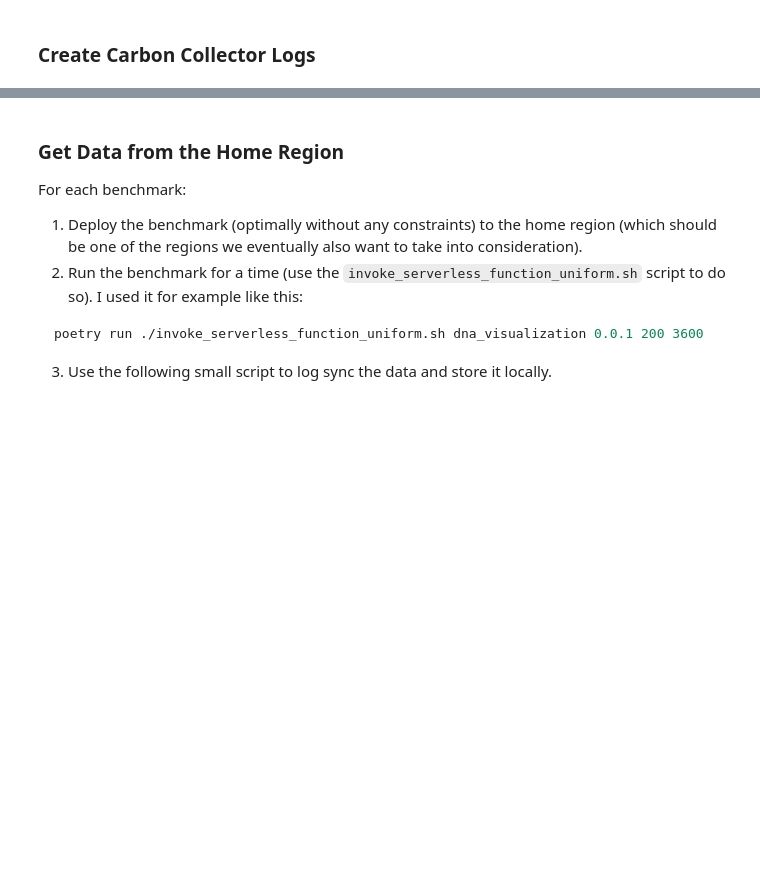
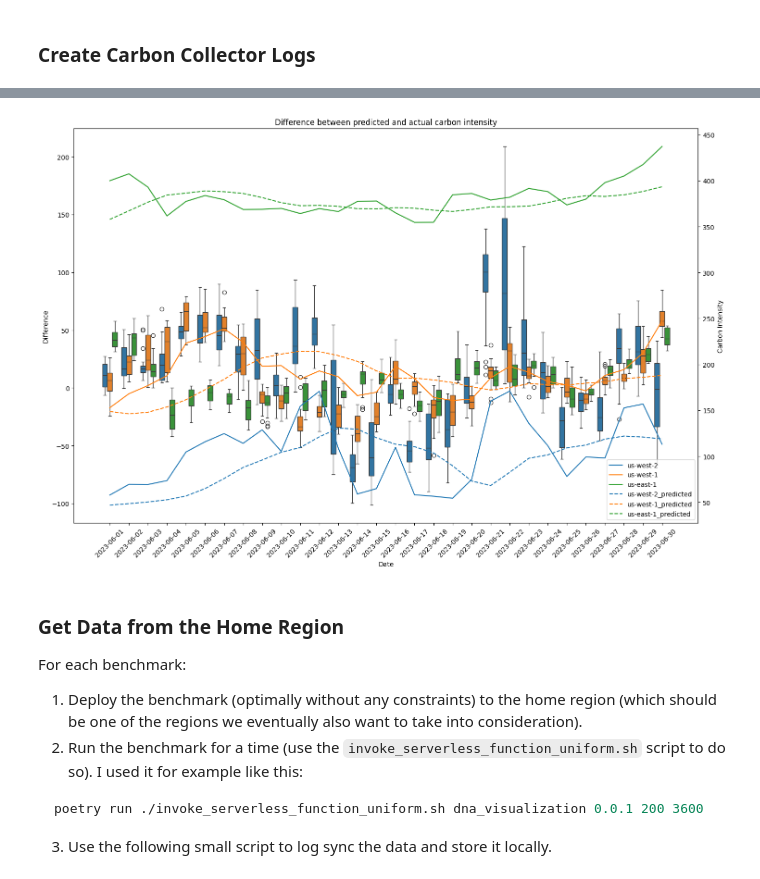
Before and after one commit to ubc-cirrus-lab/caribou, a Jupyter notebook: benchmarks/experiments/carbon_intensity_configs/experiment.ipynb, the cells around one changed output, grey strips where cells are left out. Saved outputs shown, nothing was run; the diff lists cells and outputs as text; code cells hidden in the pictures; blank space fills up the shorter version.

```diff
--- a/benchmarks/experiments/carbon_intensity_configs/experiment.ipynb
+++ b/benchmarks/experiments/carbon_intensity_configs/experiment.ipynb
@@ -131,3 +193,98 @@ for region in locations:
+# %%
+# Create one dataframe for all the data
+all_data = pd.DataFrame()
+
+for location in locations.keys():
+    with open(f"./data/carbon/{location}_carbon_data.json", "r") as f:
+        data = json.load(f)
+
+    df = pd.DataFrame(data)
+
+    df["location"] = location
+
+    df['datetime'] = pd.to_datetime(df['datetime'])
+
+    # filter the data to only include the dates between start_date and end_date
+    df = df[(df['datetime'] >= start_date) & (df['datetime'] <= end_date + timedelta(days=1))]
+
+    # get rid of all the columns except datetime, location, and carbonIntensity
+    df = df[['datetime', 'location', 'carbonIntensity']]
+
+    all_data = pd.concat([all_data, df])
+
+for location_dir in os.listdir("./data/collected_carbon"):
+    location = location_dir.split("_")[0]
+    for date_dir in os.listdir(f"./data/collected_carbon/{location_dir}"):
+        with open(f"./data/collected_carbon/{location_dir}/{date_dir}/data.json", "r") as f:
+            data = json.load(f)
+        date = datetime.strptime(date_dir, "%Y-%m-%d")
+        for hour, values in data['averages'].items():
+            if hour == "overall":
+                continue
+            # compare the predicted value with the actual value
+            predicted_value = values['carbon_intensity']
+            actual_value = all_data[(all_data['location'] == location) & (all_data['datetime'].dt.date == date.date()) & (all_data['datetime'].dt.hour == int(hour))]['carbonIntensity']
+            if actual_value.empty:
+                raise ValueError(f"No data for {location} on {date} at {hour}h")
+            if len(actual_value) > 1:
+                raise ValueError(f"Multiple values for {location} on {date} at {hour}h")
+            actual_value = actual_value.iloc[0]
+
+            # calculate the difference
+            difference = actual_value - predicted_value
+
+            # store the difference in the dataframe
+            all_data.loc[(all_data['location'] == location) & (all_data['datetime'].dt.date == date.date()) & (all_data['datetime'].dt.hour == int(hour)), 'difference'] = difference
+
+            # store the predicted value in the dataframe
+            all_data.loc[(all_data['location'] == location) & (all_data['datetime'].dt.date == date.date()) & (all_data['datetime'].dt.hour == int(hour)), 'predicted'] = predicted_value
+
+# Add a date column
+all_data['date'] = all_data['datetime'].dt.date
+
+# Create a boxplot of the differences
+fig, ax1 = plt.subplots(figsize=(15, 10))
+sns.boxplot(x='date', y='difference', hue='location', data=all_data, ax=ax1)
+
+# Create a twin axis that shares the x-axis
+ax2 = ax1.twinx()
+
+# Add a line plot of the actual carbon intensity on the twin axis
+for location in locations.keys():
+    # Convert 'datetime' to just date
+    all_data['date_only'] = all_data['datetime'].dt.date
+    # Convert 'date_only' to string and sort the data by 'date_only'
+    all_data_sorted = all_data.sort_values('date_only')
+    all_data_sorted['date_only'] = all_data_sorted['date_only'].astype(str)
+    all_data_sorted[all_data_sorted['location'] == location].groupby('date_only')['carbonIntensity'].mean().plot(ax=ax2, label=location)
+
+for i, location in enumerate(locations.keys()):
+    # Also plot the predicted value
+    # Maintain the color of the actual carbon intensity
+    color = ax2.get_lines()[i].get_color()
+    all_data_sorted[all_data_sorted['location'] == location].groupby('date_only')['predicted'].mean().plot(ax=ax2, label=f"{location}_predicted", linestyle="--", color=color)
+
+# Set the title and labels
+ax1.set_title('Difference between predicted and actual carbon intensity')
+ax1.set_xlabel('Date')
+ax1.set_ylabel('Difference')
+ax2.set_ylabel('Carbon Intensity')
+
+# remove ax-1 legend
+ax1.get_legend().remove()
+
+# add ax-2 legend
+ax2.legend()
+
+for label in ax1.get_xticklabels():
+    label.set_rotation(45)
+
+plt.tight_layout()
+included_regions_str = "_".join(locations.keys())
+result_file_name = f"./data/plots/carbon_intensity_prediction_differences_{start_date.strftime('%Y-%m-%d')}_{end_date.strftime('%Y-%m-%d')}_{included_regions_str}.png"
+plt.savefig(result_file_name)
+# %% [output]
+[figure, added]
 # %% [markdown]
 ### Get Data from the Home Region
 
```
Also changed, not shown: parts of 14 cells of this notebook, 2 other files.
